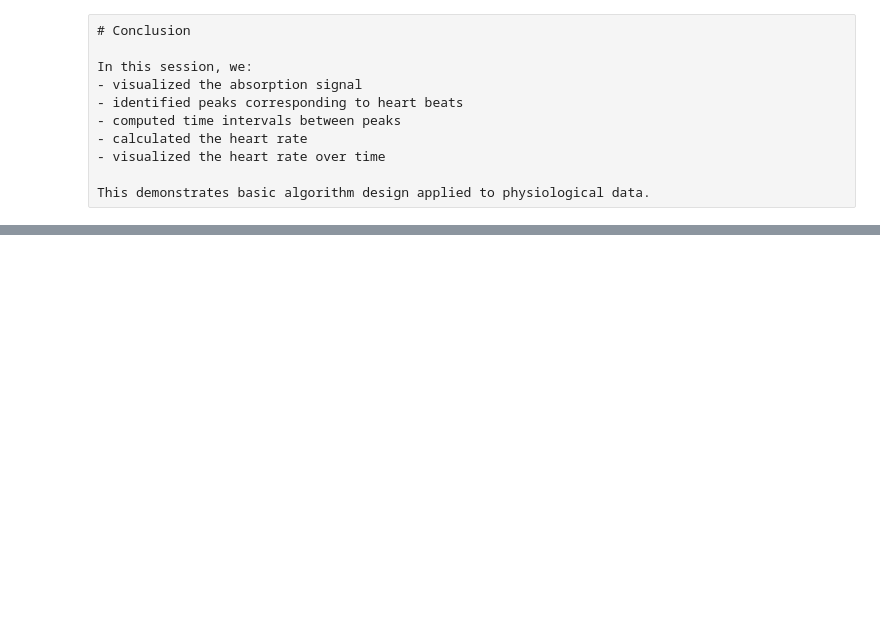
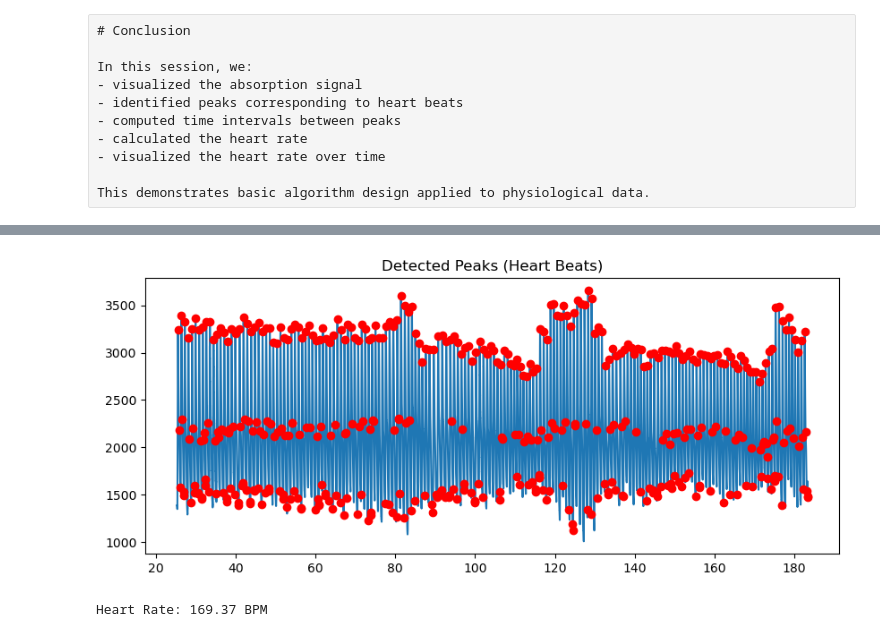
Before and after one commit to khuzzaim/Khuzzaim-s-Berlin-Rep-DL-Memory-, a Jupyter notebook: session-5-peaks.ipynb, the cells around one changed output, grey strips where cells are left out. Saved outputs shown, nothing was run; the diff lists cells and outputs as text; code cells hidden in the pictures; blank space fills up the shorter version.

```diff
--- a/session-5-peaks.ipynb
+++ b/session-5-peaks.ipynb
@@ -158,0 +147,8 @@ peaks, _ = find_peaks(absorption, distance=10, height=0)
+# %%
+from scipy.signal import find_peaks
+
+peaks, properties = find_peaks(
+    absorption,
+    distance=20,     # spacing between beats
+    prominence=0.2   # removes noise peaks
+)
@@ -158,0 +157,8 @@ peaks, _ = find_peaks(absorption, distance=10, height=0)
+# %%
+plt.figure(figsize=(10,4))
+plt.plot(time, absorption)
+plt.plot(time.iloc[peaks], absorption.iloc[peaks], "ro")
+plt.title("Detected Peaks (Heart Beats)")
+plt.show()
+# %% [output]
+[figure, added]
@@ -158,0 +167,7 @@ peaks, _ = find_peaks(absorption, distance=10, height=0)
+# %%
+duration = time.iloc[-1] - time.iloc[0]
+heart_rate = (len(peaks) / duration) * 60
+
+print(f"Heart Rate: {heart_rate:.2f} BPM")
+# %% [output]
+Heart Rate: 169.37 BPM
```
Also changed, not shown: parts of 42 cells of this notebook, 1 other file.
